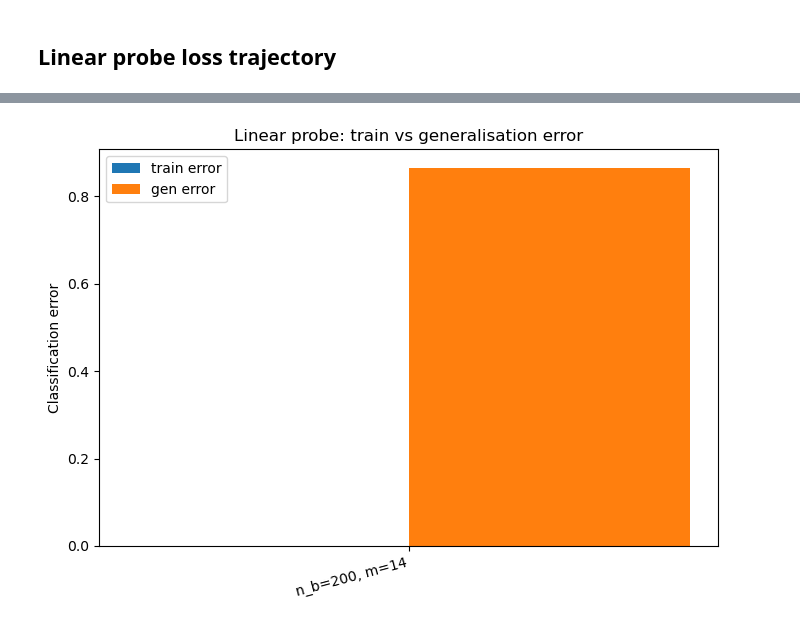
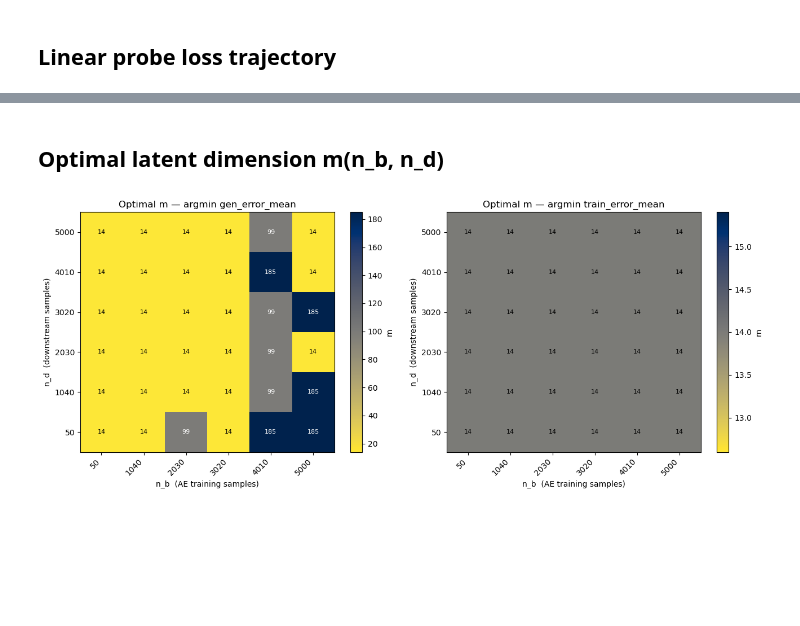
Before and after one commit to valentinanjaradi/benchmark_VAE, a Jupyter notebook: inspect_results.ipynb, the cells around one changed output, grey strips where cells are left out. Drawn from its saved outputs; the diff is of its cells as text; code cells hidden in the pictures; blank space fills up the shorter version.

```diff
--- a/inspect_results.ipynb
+++ b/inspect_results.ipynb
@@ -105,20 +87,50 @@ n_b=  200  n_d=  100  m=  14  train_err=0.0000  gen_err=0.8646
-# %%
-fig, ax = plt.subplots(figsize=(7, 5))
-
-train_errs = [r['train_error'] for r in results]
-gen_errs   = [r['gen_error']   for r in results]
-labels     = [f"n_b={r['n_b']}, m={r['m']}" for r in results]
-
-x = np.arange(len(results))
-width = 0.35
-ax.bar(x - width/2, train_errs, width, label='train error')
-ax.bar(x + width/2, gen_errs,   width, label='gen error')
-ax.set_xticks(x)
-ax.set_xticklabels(labels, rotation=15, ha='right')
-ax.set_ylabel('Classification error')
-ax.set_title('Linear probe: train vs generalisation error')
-ax.legend()
-plt.tight_layout()
-plt.show()
-# %% [output]
-[figure, removed]
+# %% [markdown]
+## Optimal latent dimension m(n_b, n_d)
+# %%
+import pandas as pd
+
+df = pd.DataFrame(results)
+
+def optimal_m_grid(df, metric_mean):
+    """Pivot of optimal m per (n_b, n_d), chosen by argmin of metric_mean."""
+    idx_best  = df.groupby(['n_b', 'n_d'])[metric_mean].idxmin()
+    best_m_df = df.loc[idx_best, ['n_b', 'n_d', 'm']]
+    pivot     = best_m_df.pivot(index='n_d', columns='n_b', values='m').sort_index(ascending=True)
+    return pivot
+
+def plot_m_grid(ax, pivot, title):
+    n_b_vals = pivot.columns.tolist()
+    n_d_vals = pivot.index.tolist()
+    im = ax.imshow(
+        pivot.values, aspect='auto', origin='lower',
+        extent=[-0.5, len(n_b_vals) - 0.5, -0.5, len(n_d_vals) - 0.5],
+        cmap = 'cividis_r'
+    )
+    ax.set_xticks(range(len(n_b_vals)))
+    ax.set_xticklabels(n_b_vals, rotation=45, ha='right')
+    ax.set_yticks(range(len(n_d_vals)))
+    ax.set_yticklabels(n_d_vals)
+    ax.set_xlabel('n_b  (AE training samples)')
+    ax.set_ylabel('n_d  (downstream samples)')
+    ax.set_title(title)
+    plt.colorbar(im, ax=ax, label='m')
+    mean_val = np.nanmean(pivot.values)
+    for i, nd in enumerate(n_d_vals):
+        for j, nb in enumerate(n_b_vals):
+            val = pivot.loc[nd, nb]
+            if not np.isnan(val):
+                ax.text(j, i, f'{val:.0f}', ha='center', va='center',
+                        fontsize=8, color='white' if val > mean_val else 'black')
+
+pivot_gen   = optimal_m_grid(df, 'gen_error_mean')
+pivot_train = optimal_m_grid(df, 'train_error_mean')
+
+fig, axes = plt.subplots(1, 2, figsize=(max(10, len(pivot_gen.columns) * 2.2),
+                                        max(4, len(pivot_gen.index) * 0.9)))
+plot_m_grid(axes[0], pivot_gen,   'Optimal m — argmin gen_error_mean')
+plot_m_grid(axes[1], pivot_train, 'Optimal m — argmin train_error_mean')
+
+plt.tight_layout()
+plt.show()
+# %% [output]
+[figure, added]
```
Also changed, not shown: parts of 10 cells of this notebook, 2 other files.
